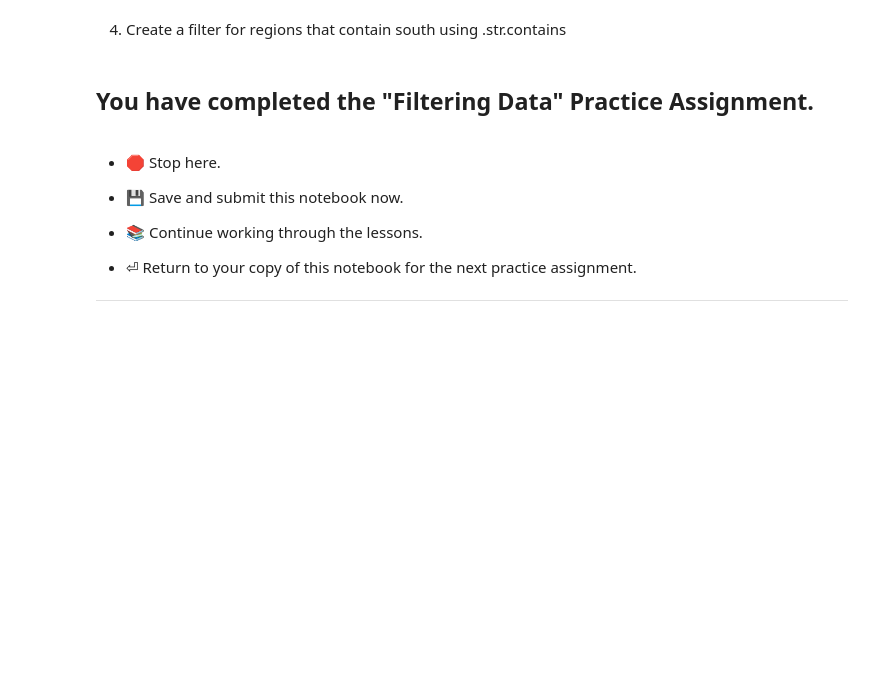
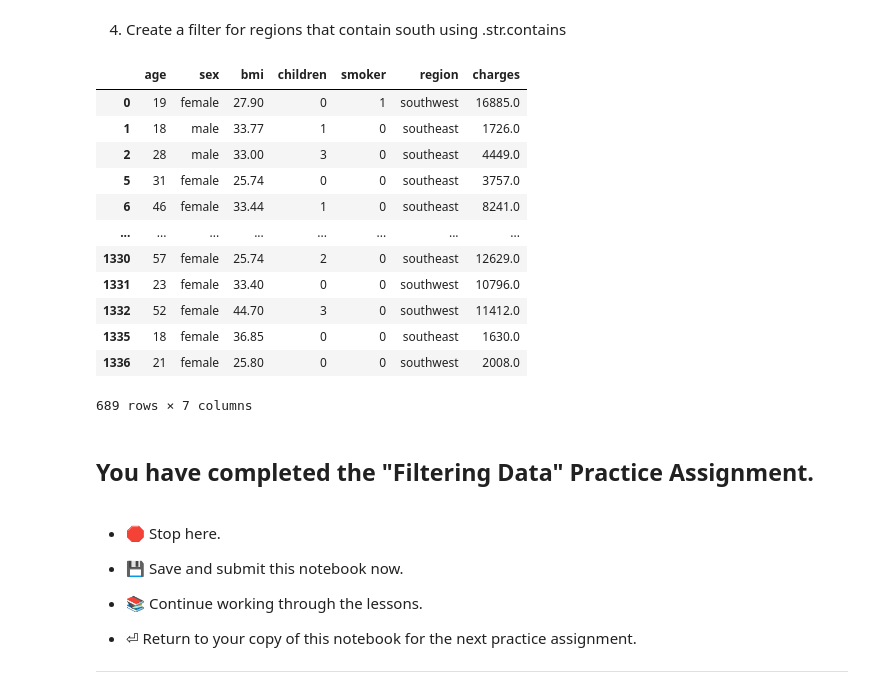
Before and after one commit to uday-routhu/ds-fundamentals-notebooks, a Jupyter notebook: Insurance_Data_Starter_Notebook.ipynb, the cells around one changed output. Drawn from its saved outputs; the diff is of its cells as text; code cells hidden in the pictures; blank space fills up the shorter version.

```diff
--- a/Insurance_Data_Starter_Notebook.ipynb
+++ b/Insurance_Data_Starter_Notebook.ipynb
@@ -282,5 +396,20 @@ ___
 # %%
 # Use the filter to view only rows with regions containing "south"
+df_insurance[regions]
+# %% [output]
+|  | age | sex | bmi | children | smoker | region | charges |
+| 0 | 19 | female | 27.90 | 0 | 1 | southwest | 16885.0 |
+| 1 | 18 | male | 33.77 | 1 | 0 | southeast | 1726.0 |
+| 2 | 28 | male | 33.00 | 3 | 0 | southeast | 4449.0 |
+| 5 | 31 | female | 25.74 | 0 | 0 | southeast | 3757.0 |
+| 6 | 46 | female | 33.44 | 1 | 0 | southeast | 8241.0 |
+| ... | ... | ... | ... | ... | ... | ... | ... |
+| 1330 | 57 | female | 25.74 | 2 | 0 | southeast | 12629.0 |
+| 1331 | 23 | female | 33.40 | 0 | 0 | southwest | 10796.0 |
+| 1332 | 52 | female | 44.70 | 3 | 0 | southwest | 11412.0 |
+| 1335 | 18 | female | 36.85 | 0 | 0 | southeast | 1630.0 |
+| 1336 | 21 | female | 25.80 | 0 | 0 | southwest | 2008.0 |
+689 rows × 7 columns
 # %% [markdown]
 ## You have completed the "Filtering Data" Practice Assignment.
 # %% [markdown]
```
Also changed, not shown: parts of 13 cells of this notebook.
